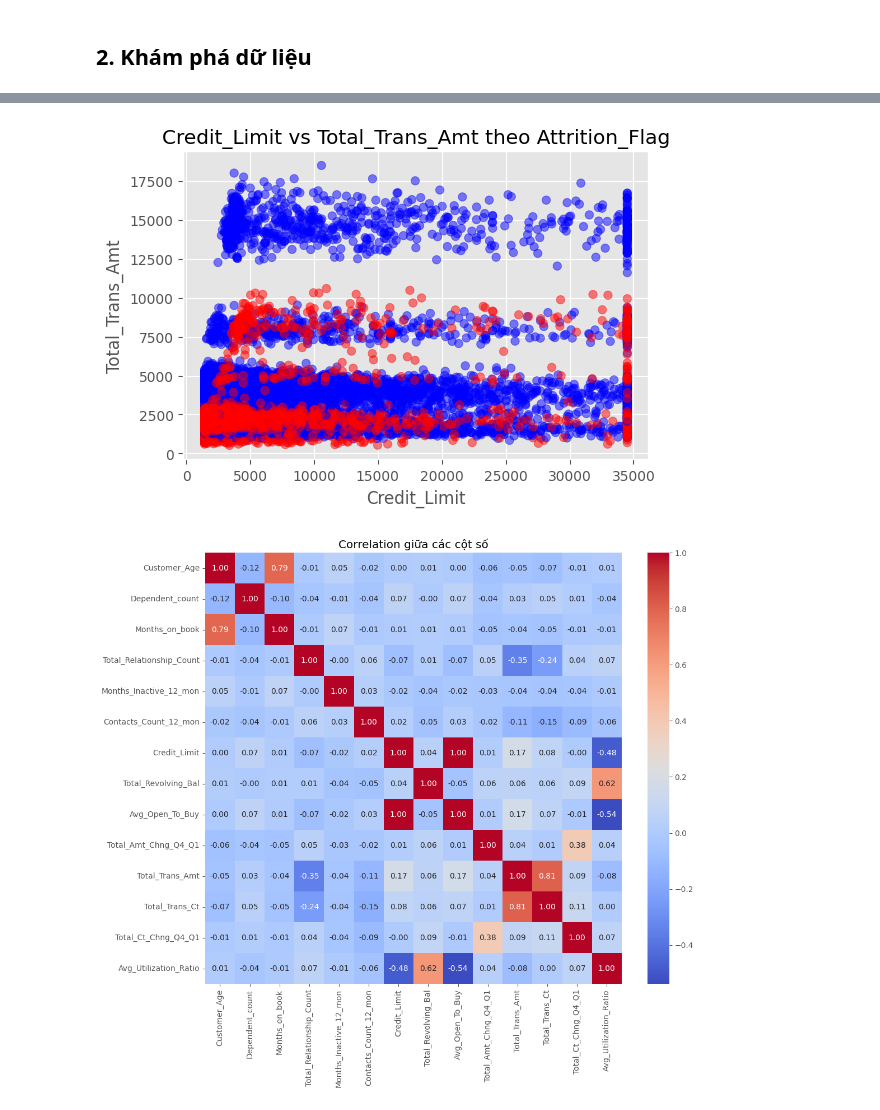
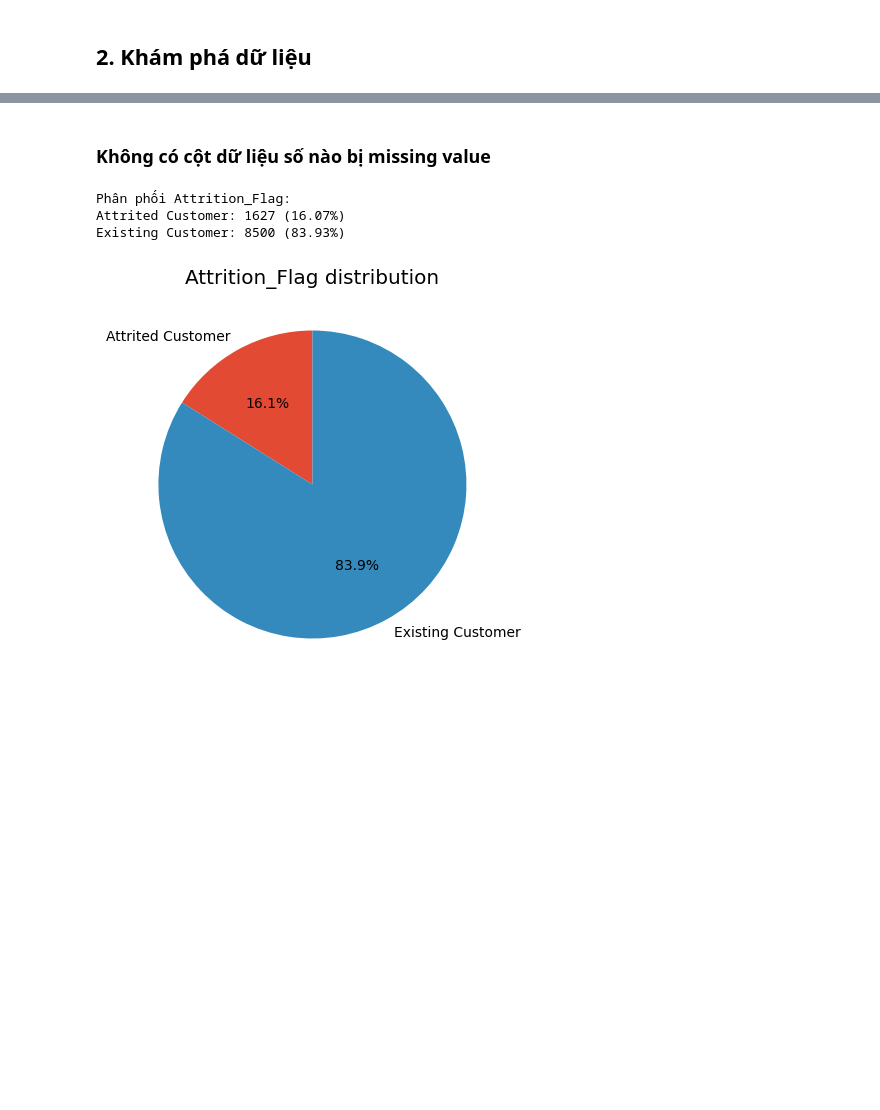
Before and after one commit to trongtz/lab02-numpy-for-data-science-hcmus, a Jupyter notebook: notebook/01_data_exploration.ipynb, the cells around one changed output, grey strips where cells are left out. Saved outputs shown, nothing was run; the diff lists cells and outputs as text; code cells hidden in the pictures; blank space fills up the shorter version.

Commit message:
tách hàm qua file python, chỉnh sửa các cell visualize, nhận xét sơ

```diff
--- a/notebook/01_data_exploration.ipynb
+++ b/notebook/01_data_exploration.ipynb
@@ -272,38 +110,20 @@ Unknown: 1112 (11.0%)
-# %%
-# 07. Scatter plot & Correlation heatmap
-
-# Các cột số quan trọng để scatter/correlation
-num_cols_full = ['Customer_Age','Dependent_count','Months_on_book','Total_Relationship_Count',
-                 'Months_Inactive_12_mon','Contacts_Count_12_mon','Credit_Limit','Total_Revolving_Bal',
-                 'Avg_Open_To_Buy','Total_Amt_Chng_Q4_Q1','Total_Trans_Amt','Total_Trans_Ct',
-                 'Total_Ct_Chng_Q4_Q1','Avg_Utilization_Ratio']
-
-# Lấy index trong header_clean
-num_idx_full = [header_clean.index(c) for c in num_cols_full]
-
-# Chuyển sang float
-num_data_full = np.array([[float(row[i]) for i in num_idx_full] for row in data_raw])
-
-# 1. Scatter plot: Credit_Limit vs Total_Trans_Amt
-credit_idx = num_cols_full.index('Credit_Limit')
-trans_idx = num_cols_full.index('Total_Trans_Amt')
-
-plt.figure(figsize=(6,4))
-plt.scatter(num_data_full[:, credit_idx],
-            num_data_full[:, trans_idx],
-            c=np.where(attrition_flag=='Attrited Customer', 'red', 'blue'),
-            alpha=0.5)
-plt.xlabel("Credit_Limit")
-plt.ylabel("Total_Trans_Amt")
-plt.title("Credit_Limit vs Total_Trans_Amt theo Attrition_Flag")
-plt.show()
-
-# 2. Correlation heatmap giữa các cột số
-corr_matrix = np.corrcoef(num_data_full.T)
-plt.figure(figsize=(12,10))
-sns.heatmap(corr_matrix, xticklabels=num_cols_full, yticklabels=num_cols_full, cmap='coolwarm', annot=True, fmt=".2f")
-plt.title("Correlation giữa các cột số")
-plt.show()
-# %% [output]
-[figure, removed]
-[figure, removed]
+# %% [markdown]
+### Không có cột dữ liệu số nào bị missing value
+# %%
+# 05. Phân bố của cột Attrition_Flag
+attr_flag = extract_attrition_flag(data_raw, header)
+unique, counts = np.unique(attr_flag, return_counts=True)
+
+print("Phân phối Attrition_Flag:")
+for u,c in zip(unique, counts):
+    print(f"{u}: {c} ({c/len(attr_flag)*100:.2f}%)")
+
+plt.figure(figsize=(5,5))
+plt.pie(counts, labels=unique, autopct='%1.1f%%', startangle=90)
+plt.title("Attrition_Flag distribution")
+plt.show()
+# %% [output]
+Phân phối Attrition_Flag:
+Attrited Customer: 1627 (16.07%)
+Existing Customer: 8500 (83.93%)
+[figure, added]
```
Also changed, not shown: parts of 14 cells of this notebook, 1 other file.
